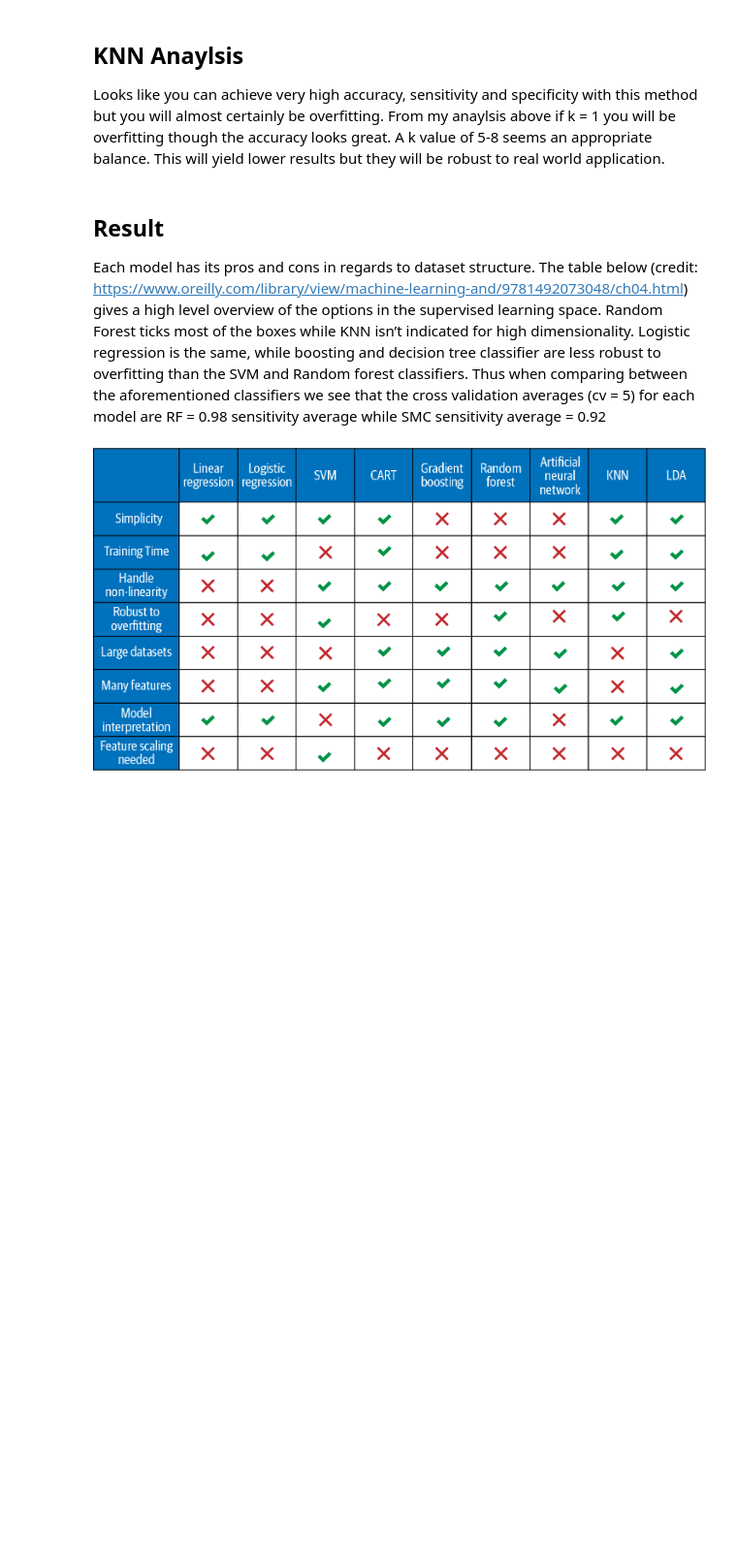
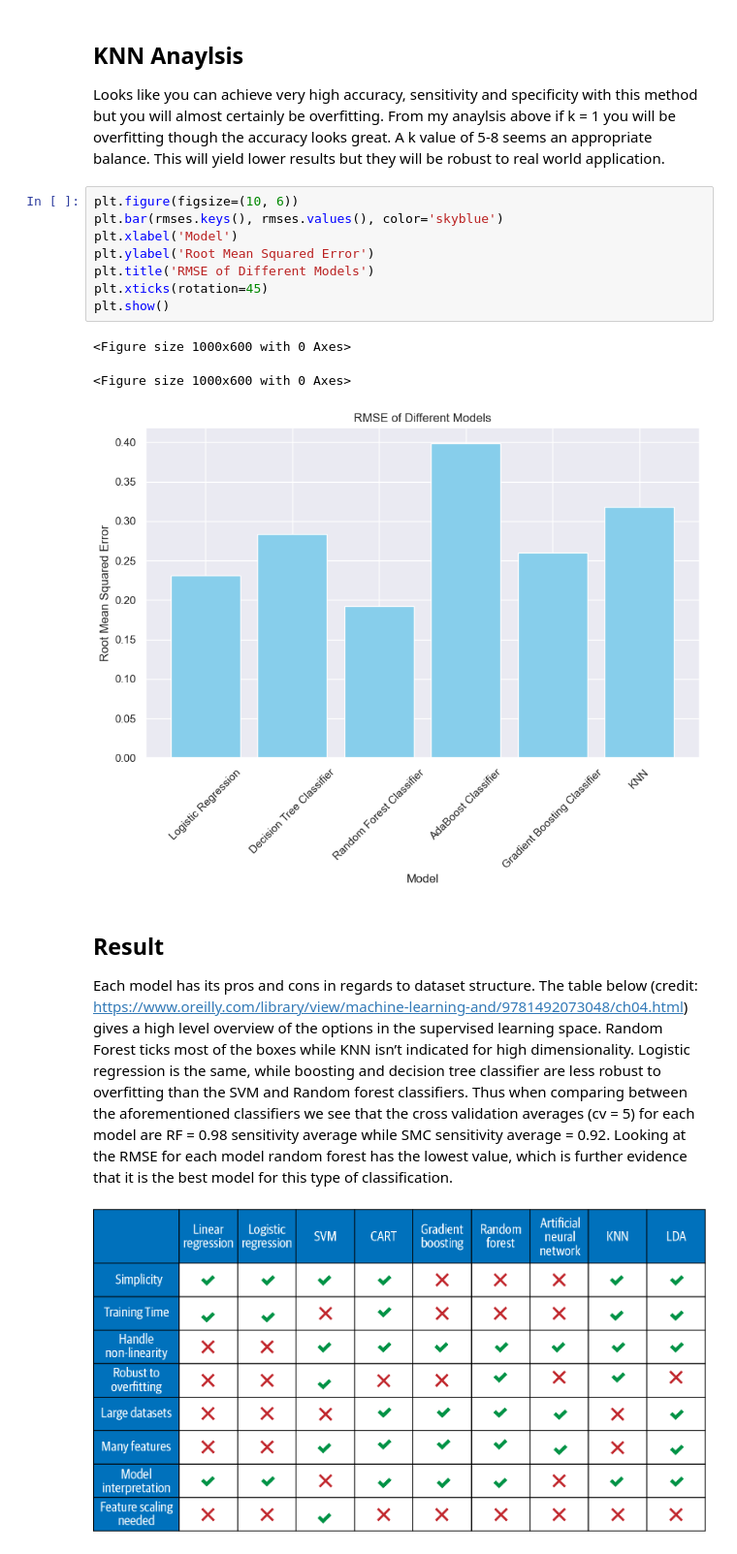
Before and after one commit to nicholasdoerksen/Supervised-Learning-Project, a Jupyter notebook: Final Project.ipynb, the cells around one changed output. Shown at 97% size. Drawn from its saved outputs; the diff is of its cells as text; blank space fills up the shorter version.

```diff
--- a/Final Project.ipynb
+++ b/Final Project.ipynb
@@ -498,10 +530,22 @@ print(f"The specificity of the KNN model is: {specificity(y_test, y_pred_knn):.2
 ## KNN Anaylsis
 
 Looks like you can achieve very high accuracy, sensitivity and specificity with this method but you will almost certainly be overfitting. From my anaylsis above if k = 1 you will be overfitting though the accuracy looks great.  A k value of 5-8 seems an appropriate balance. This will yield lower results but they will be robust to real world application.
+# %%
+plt.figure(figsize=(10, 6))
+plt.bar(rmses.keys(), rmses.values(), color='skyblue')
+plt.xlabel('Model')
+plt.ylabel('Root Mean Squared Error')
+plt.title('RMSE of Different Models')
+plt.xticks(rotation=45)
+plt.show()
+# %% [output]
+<Figure size 1000x600 with 0 Axes>
+<Figure size 1000x600 with 0 Axes>
+[figure, added]
 # %% [markdown]
 
 ## Result
 
-Each model has its pros and cons in regards to dataset structure.  The table below (credit: https://www.oreilly.com/library/view/machine-learning-and/9781492073048/ch04.html) gives a high level overview of the options in the supervised learning space.  Random Forest ticks most of the boxes while KNN isn’t indicated for high dimensionality. Logistic regression is the same, while boosting and decision tree classifier are less robust to overfitting than the SVM and Random forest classifiers.  Thus when comparing between the aforementioned classifiers we see that the cross validation averages (cv = 5) for each model are RF = 0.98 sensitivity average while SMC sensitivity average = 0.92
+Each model has its pros and cons in regards to dataset structure.  The table below (credit: https://www.oreilly.com/library/view/machine-learning-and/9781492073048/ch04.html) gives a high level overview of the options in the supervised learning space.  Random Forest ticks most of the boxes while KNN isn’t indicated for high dimensionality. Logistic regression is the same, while boosting and decision tree classifier are less robust to overfitting than the SVM and Random forest classifiers.  Thus when comparing between the aforementioned classifiers we see that the cross validation averages (cv = 5) for each model are RF = 0.98 sensitivity average while SMC sensitivity average = 0.92. Looking at the RMSE for each model random forest has the lowest value, which is further evidence that it is the best model for this type of classification.
 # %% [markdown]
 ![image.png](attachment:image.png)
```
Also changed, not shown: parts of 8 cells of this notebook.
